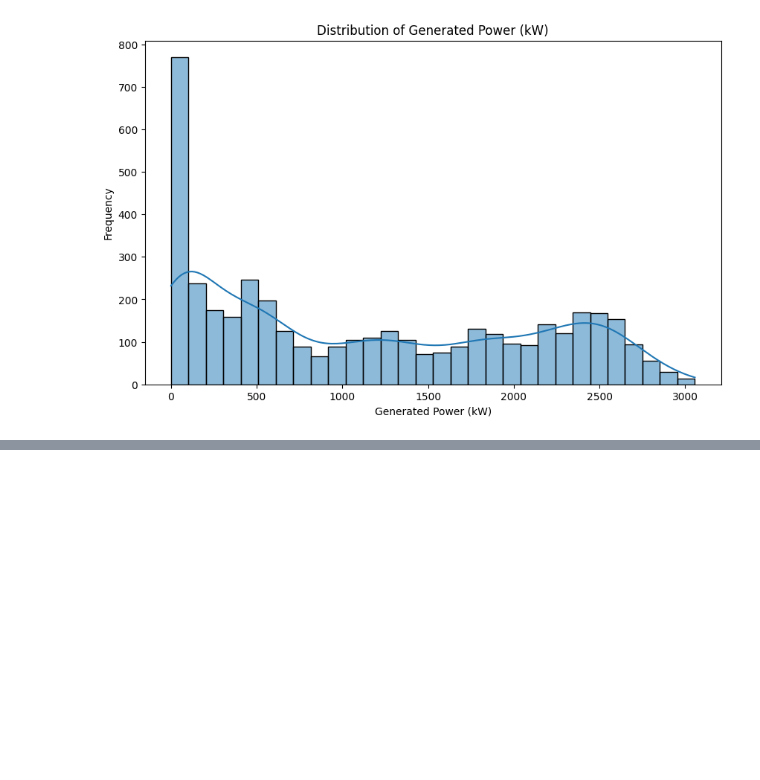
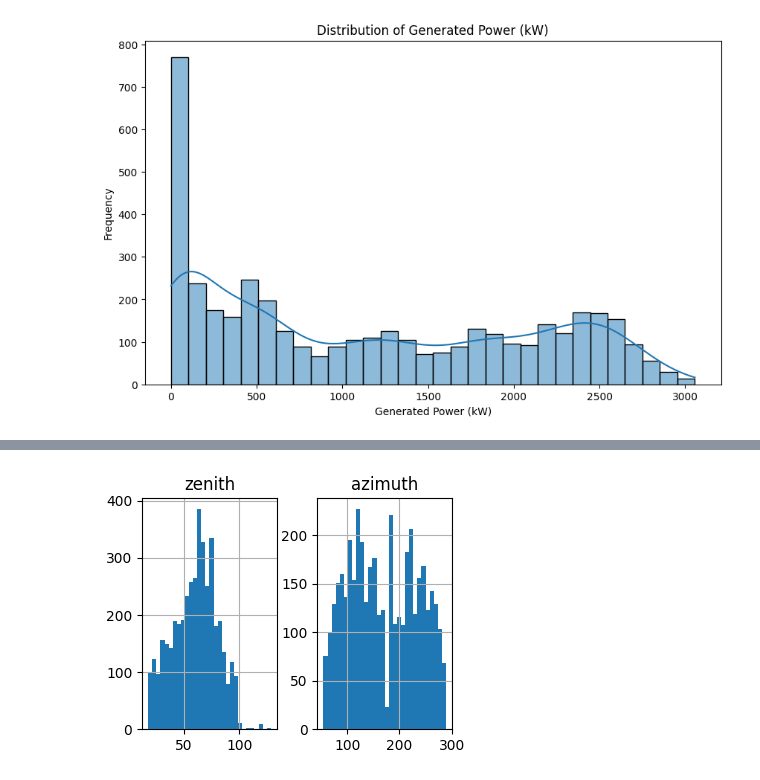
Before and after one commit to palak27210503/Week-1, a Jupyter notebook: Solar_Power_Prediction.ipynb, the cells around one changed output, grey strips where cells are left out. Saved outputs shown, nothing was run; the diff lists cells and outputs as text; code cells hidden in the pictures; blank space fills up the shorter version.

```diff
--- a/Solar_Power_Prediction.ipynb
+++ b/Solar_Power_Prediction.ipynb
@@ -126,0 +141,5 @@ plt.show()
+# %%
+df[df.columns[18:20]].hist(bins=30,figsize=(4,3))
+plt.show()
+# %% [output]
+[figure, added]
```
Also changed, not shown: parts of 8 cells of this notebook.
